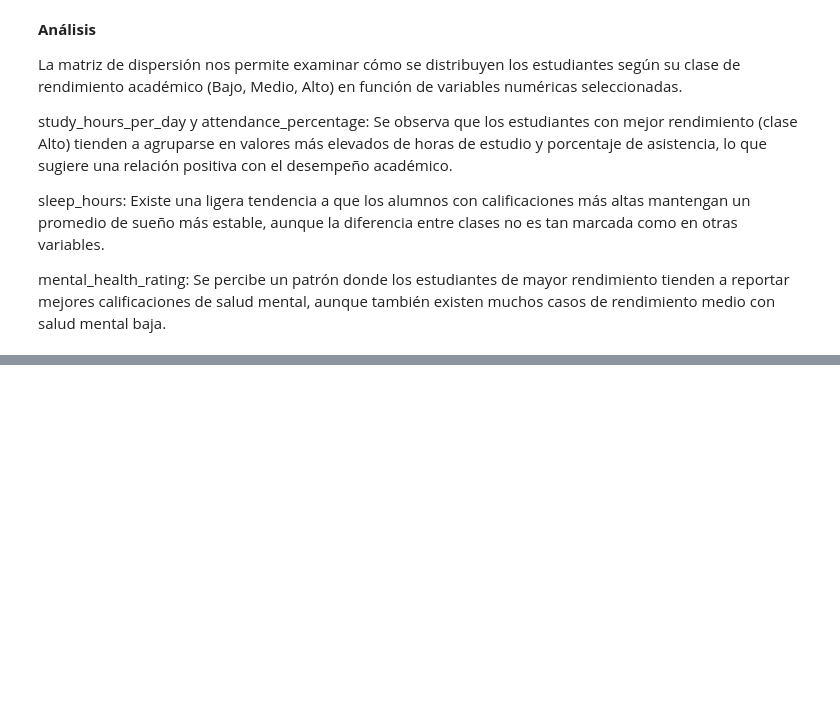
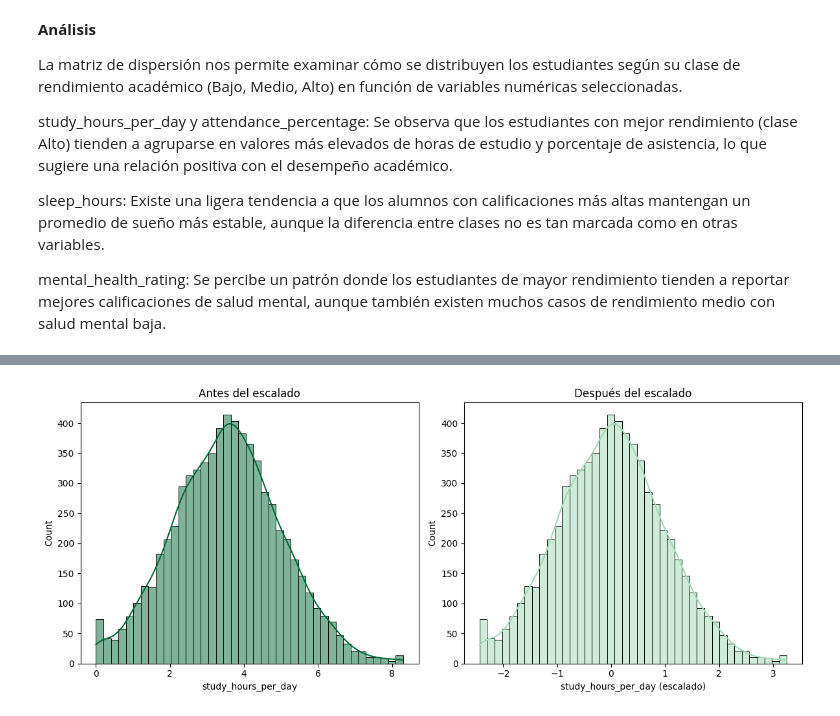
Before and after one commit to loresierra/analisis_estudiantes, a Jupyter notebook: Clasificacion.ipynb, the cells around one changed output, grey strips where cells are left out. Saved outputs shown, nothing was run; the diff lists cells and outputs as text; code cells hidden in the pictures; blank space fills up the shorter version.

```diff
--- a/Clasificacion.ipynb
+++ b/Clasificacion.ipynb
@@ -571,0 +692,13 @@ Durante el preprocesamiento y el análisis exploratorio, se llevaron a cabo dist
+# %%
+# Definimos X e y
+X = df[["study_hours_per_day", "mental_health_rating", "social_media_hours"]]
+y = df["exam_performance"]
+
+# División en entrenamiento y prueba
+X_train, X_test, y_train, y_test = train_test_split(
+    X, y, test_size=0.3, random_state=42, stratify=y
+)
+
+# Visualizamos las dimensiones resultantes
+print("Tamaño del set de entrenamiento:", X_train.shape)
+print("Tamaño del set de prueba:", X_test.shape)
@@ -571,0 +718,43 @@ Durante el preprocesamiento y el análisis exploratorio, se llevaron a cabo dist
+# %%
+# Codificación de la variable objetivo (Label Encoding)
+
+from sklearn.preprocessing import LabelEncoder, StandardScaler
+
+le = LabelEncoder()
+y_train_enc = le.fit_transform(y_train)   # Ajustar y transformar solo con el set de entrenamiento
+y_test_enc = le.transform(y_test)         # Transformar test con el encoder ya entrenado
+
+
+# Estandarización de variables numéricas (StandardScaler)
+
+scaler = StandardScaler()
+
+# Ajustar solo con datos de entrenamiento
+X_train_scaled = scaler.fit_transform(X_train)
+X_test_scaled = scaler.transform(X_test)
+
+
+# Visualización antes y después del escalado
+
+
+# Colores de la paleta BuGn_r ya utilizados en el trabajo
+color_antes = '#006837'   # Verde más oscuro
+color_despues = '#a1dab4' # Verde agua muy claro
+
+fig, axes = plt.subplots(1, 2, figsize=(12, 5))
+
+# Histograma antes del escalado
+sns.histplot(X_train['study_hours_per_day'], kde=True, ax=axes[0], color=color_antes, edgecolor="black")
+axes[0].set_title("Antes del escalado")
+axes[0].set_xlabel("study_hours_per_day")
+
+# Histograma después del escalado
+study_idx = X_train.columns.get_loc('study_hours_per_day')  # forma más clara
+sns.histplot(X_train_scaled[:, study_idx], kde=True, ax=axes[1], color=color_despues, edgecolor="black")
+axes[1].set_title("Después del escalado")
+axes[1].set_xlabel("study_hours_per_day (escalado)")
+
+plt.tight_layout()
+plt.show()
+# %% [output]
+[figure, added]
```
Also changed, not shown: parts of 42 cells of this notebook.
